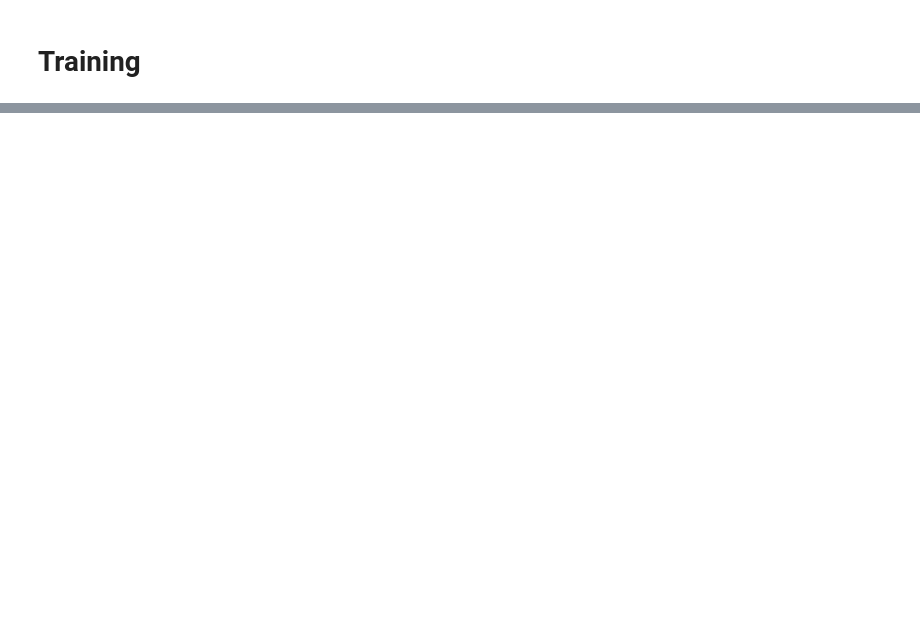
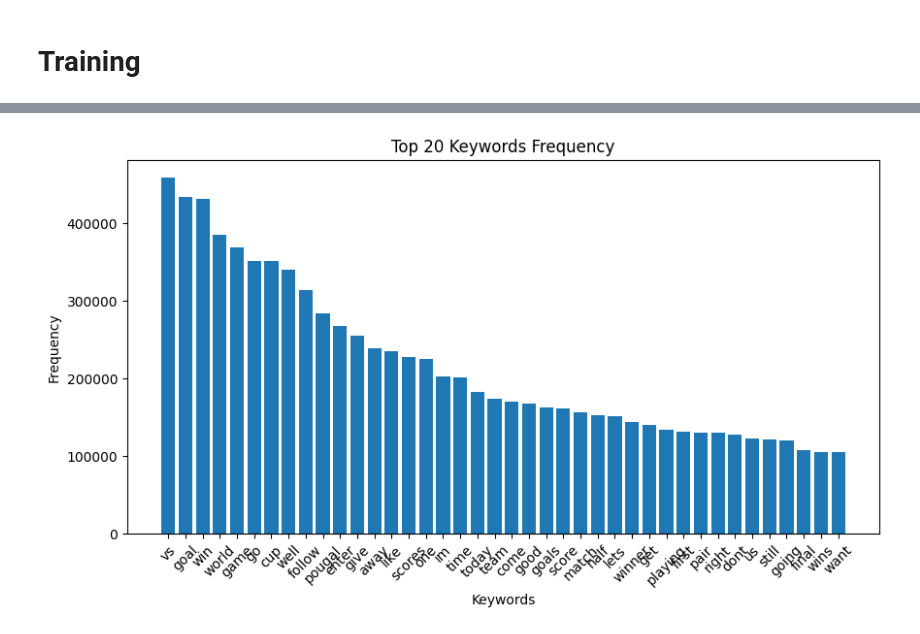
Before and after one commit to Arteam08/kaggle-Lee-Martin-Axel-, a Jupyter notebook: notebooks/NN_dictionary.ipynb, the cells around one changed output, grey strips where cells are left out. Cells and saved outputs as stored; diff of their text form; code cells hidden in the pictures; blank space fills up the shorter version.

```diff
--- a/notebooks/NN_dictionary.ipynb
+++ b/notebooks/NN_dictionary.ipynb
@@ -116,14 +85,10 @@ train, test = train_test_split(df_bis, test_size=0.3, random_state=42)
 # %%
-tokenizer = get_tokenizer("basic_english")
-number_of_words_in_dict = 1000
-
 def create_vocab(df, column_name, tokenizer, number_of_words_in_dict):
     words = []
     for text in df[column_name]:
         words.extend(tokenizer(text))
     vocab = dict(Counter(words).most_common(number_of_words_in_dict))
-    return vocab
+    return vocab, list(vocab.keys())
 
-vocab = create_vocab(train, 'Tweet', tokenizer, number_of_words_in_dict)
-keywords = list(vocab.keys())
+# vocab, keywords = create_vocab(train, 'Tweet', tokenizer, number_of_words_in_dict)
 # %%
@@ -148,7 +111,7 @@ plt.show()
 # %% [markdown]
 # Embedding
 # %%
-def extract_keyword_frequencies(tweets, keywords):
+def embedding(tweets, keywords=["football", "goal"]):
     feature_matrix = []
     for i, text in enumerate(tweets):
         tokens = tokenizer(text) # ex : 'Hello, I am a test' -> ['hello', 'i', 'am', 'a', 'test']
@@ -167,6 +127,6 @@ Counter({'hello': 1, ',': 1, 'i': 1, 'am': 1, 'a': 1, 'test': 1})
 # %%
-train_X = extract_keyword_frequencies(train['Tweet'], keywords)
+# train_X = embedding(train['Tweet'], keywords=keywords)
 # %%
-test_X = extract_keyword_frequencies(test['Tweet'], keywords)
+# test_X = embedding(test['Tweet'], keywords=keywords)
 # %% [markdown]
 # Training
@@ -318,0 +808,71 @@ Epoch 10/10, Train Loss: 0.4525, Val Loss: 0.5091, Val Accuracy: 0.7491
+# %%
+# Splitting
+print("Splitting data...")
+t = time()
+
+train, test = train_test_split(df_train, test_size=0.3, random_state=42)
+
+print(f"Data splitted in {time()-t:.2f} seconds")
+print("-"*50+"\n")
+
+# Creating the vocabulary
+print("Creating the vocabulary...")
+t = time()
+
+vocab, keywords = create_vocab(pd.concat([train, test, df_eval]), 'Tweet', tokenizer, number_of_words_in_dict)
+vocab_eval, keywords_eval = create_vocab(df_eval, 'Tweet', tokenizer, number_of_words_in_dict)
+
+plot_frequency(vocab, keywords)
+plot_frequency(vocab_eval, keywords_eval)
+
+print(f'Proximity between keywords and keywords_eval: {proximity_keywords(keywords, keywords_eval)*100:.2f}%')
+print(f"Vocabulary created in {time()-t:.2f} seconds")
+print("-"*50+"\n")
+
+# Embedding
+print("Embedding...")
+t = time()
+
+train_X = embedding(train['Tweet'], keywords=keywords)
+test_X = embedding(test['Tweet'], keywords=keywords)
+eval_X = embedding(df_eval['Tweet'], keywords=keywords)
+
+print(f"Data embedded in {time()-t:.2f} seconds")
+print("-"*50+"\n")
+
+# Creating the datasets
+print("Creating the datasets...")
+t = time()
+
+train_loader, test_loader = create_sets(train, test, train_X, test_X)
+
+print(f"Datasets created in {time()-t:.2f} seconds")
+print("-"*50+"\n")
+
+# Hyperparameters
+input_dim = train_X.shape[1]
+hidden_dims = [64]
+dropouts = [0.2]
+output_dim = 1
+
+# Model
+model = NNModel(input_dim, hidden_dims, output_dim, dropouts)
+device = torch.device("cuda:0" if torch.cuda.is_available() else "cpu")
+model.to(device)
+
+# Loss and optimizer
+criterion = nn.BCELoss()
+optimizer = torch.optim.Adam(model.parameters(), lr=0.001, weight_decay=1e-5)
+
+# Training
+print("Training the model...")
+t = time()
+
+history = train_model(model, train_loader, test_loader, optimizer, criterion, device)
+
+print(f"Model trained in {time()-t:.2f} seconds")
+print("-"*50+"\n")
+
+# Plot training history
+plot_history(history)
+# %% [output]
@@ -318,0 +884 @@ Epoch 10/10, Train Loss: 0.4525, Val Loss: 0.5091, Val Accuracy: 0.7491
+[figure, added]
```
Also changed, not shown: parts of 51 cells of this notebook, 3 other files.
